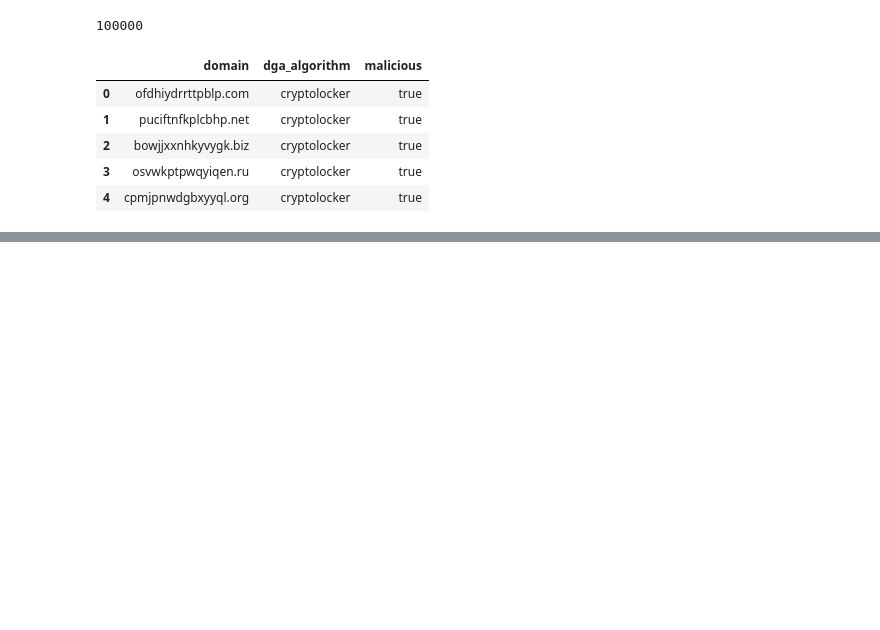
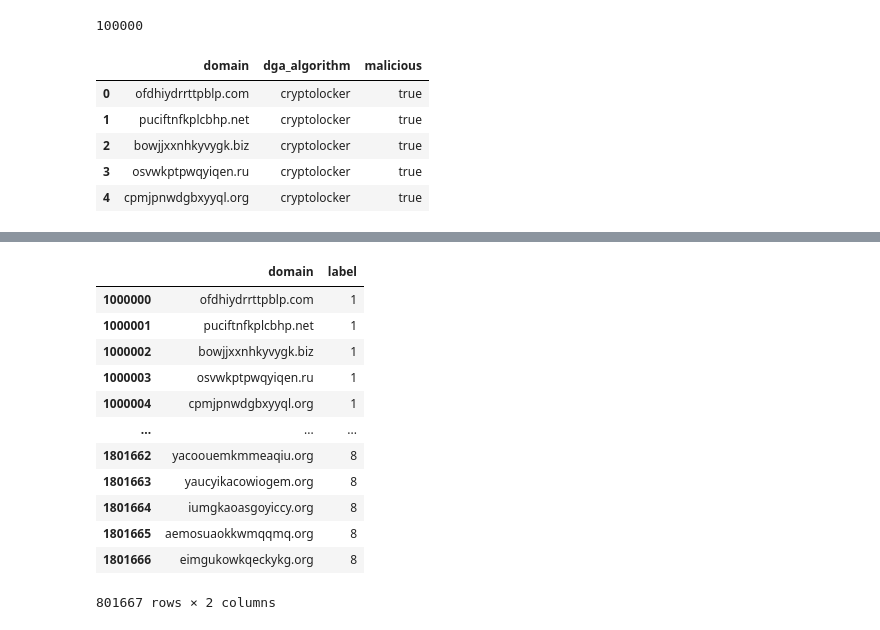
Before and after one commit to ZeadAlkhonein/dga, a Jupyter notebook: Untitled.ipynb, the cells around one changed output, grey strips where cells are left out. Saved outputs shown, nothing was run; the diff lists cells and outputs as text; code cells hidden in the pictures; blank space fills up the shorter version.

```diff
--- a/Untitled.ipynb
+++ b/Untitled.ipynb
@@ -78,0 +186,2 @@ Branch 'master' set up to track remote branch 'master' from 'origin'.
+# %%
+dga_test.drop(['index','level_0'],axis=1,inplace=True)
@@ -78,0 +215,4 @@ Branch 'master' set up to track remote branch 'master' from 'origin'.
+# %%
+legit = legit.reset_index().reset_index()
+# %%
+legit.drop(['index','level_0'],axis=1,inplace=True)
@@ -78,0 +231,18 @@ Branch 'master' set up to track remote branch 'master' from 'origin'.
+# %%
+df = pd.concat([legit, dga_test], ignore_index=True, sort=True)
+# %%
+df.query("label !=0")
+# %% [output]
+|  | domain | label |
+| 1000000 | ofdhiydrrttpblp.com | 1 |
+| 1000001 | puciftnfkplcbhp.net | 1 |
+| 1000002 | bowjjxxnhkyvygk.biz | 1 |
+| 1000003 | osvwkptpwqyiqen.ru | 1 |
+| 1000004 | cpmjpnwdgbxyyql.org | 1 |
+| ... | ... | ... |
+| 1801662 | yacoouemkmmeaqiu.org | 8 |
+| 1801663 | yaucyikacowiogem.org | 8 |
+| 1801664 | iumgkaoasgoyiccy.org | 8 |
+| 1801665 | aemosuaokkwmqqmq.org | 8 |
+| 1801666 | eimgukowkqeckykg.org | 8 |
+801667 rows × 2 columns
```
Also changed, not shown: parts of 27 cells of this notebook, 6 other files.
